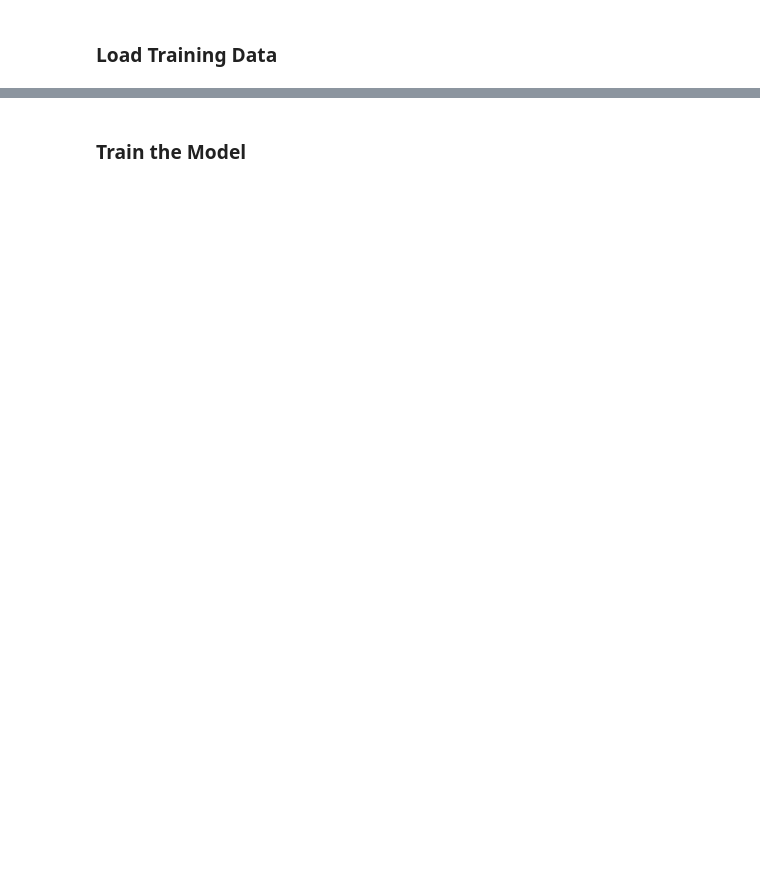
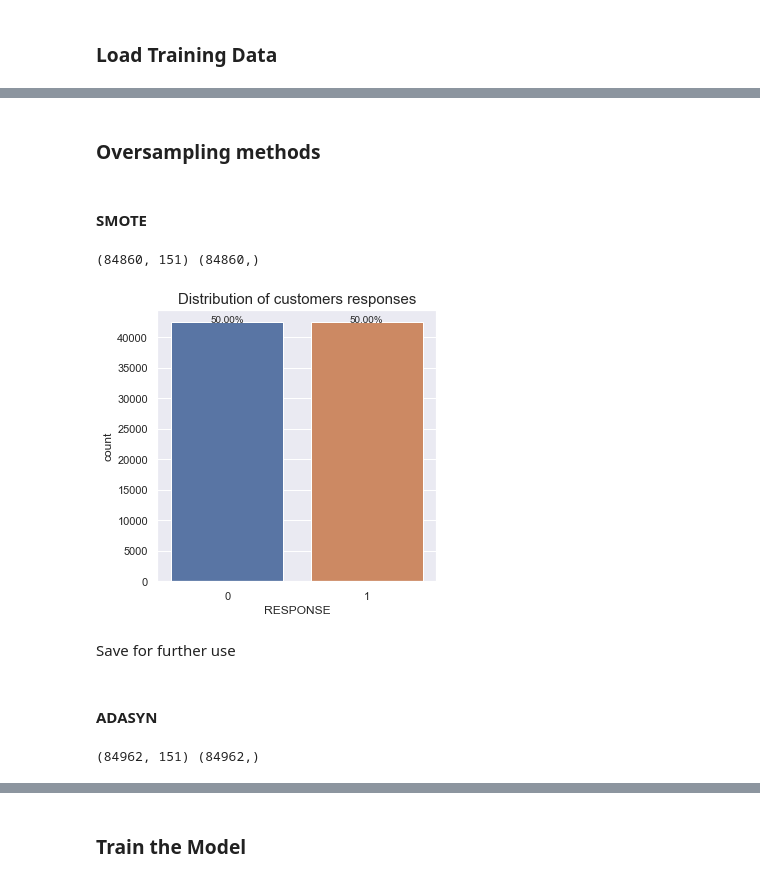
Before and after one commit to raduenuca/arvato_capstone_project, a Jupyter notebook: 3.Customer prediction.ipynb, the cells around one changed output, grey strips where cells are left out. Drawn from its saved outputs; the diff is of its cells as text; code cells hidden in the pictures; blank space fills up the shorter version.

```diff
--- a/3.Customer prediction.ipynb
+++ b/3.Customer prediction.ipynb
@@ -361,14 +326,0 @@ print(X_res.shape, y_res.shape)
-# %%
-y_res_df = pd.DataFrame(y_res, columns=['RESPONSE'])
-plt.figure(figsize=(5, 5))
-total = y_res_df.shape[0]
-ax = sns.countplot(x="RESPONSE", data=y_res_df)
-for p in ax.patches:
-    height = p.get_height()
-    ax.text(p.get_x() + p.get_width()/2.,
-            height + 3,
-            '{0:.2%}'.format(height/total),
-            ha="center")
-plt.title('Distribution of customers responses after oversampling', fontsize=15)
-plt.savefig('temp/customers_oversampling.png')
-plt.show()
@@ -376,0 +341,14 @@ plt.show()
+# %%
+def customer_distribution(df, file_name='customer_distribution'):
+    plt.figure(figsize=(5, 5))
+    total = df.shape[0]
+    ax = sns.countplot(x="RESPONSE", data=df)
+    for p in ax.patches:
+        height = p.get_height()
+        ax.text(p.get_x() + p.get_width()/2.,
+                height + 3,
+                '{0:.2%}'.format(height/total),
+                ha="center")
+    plt.title('Distribution of customers responses', fontsize=15)
+    plt.savefig(f'temp/{file_name}.png')
+    plt.show()
@@ -376,0 +361,19 @@ plt.show()
+# %% [markdown]
+### Oversampling methods
+# %% [markdown]
+#### SMOTE
+# %%
+resampler = SMOTE(random_state=777)
+X_res, y_res = resampler.fit_sample(X, y.values.ravel())
+print(X_res.shape, y_res.shape)
+# %% [output]
+(84860, 151) (84860,)
+# %%
+x_df = pd.DataFrame(X_res, columns=X.columns)
+y_df = pd.DataFrame(y_res, columns=y.columns)
+# %%
+customer_distribution(y_df, 'customer_distribution_SMOTE')
+# %% [output]
+[figure, added]
+# %% [markdown]
+Save for further use
@@ -376,0 +383,8 @@ plt.show()
+# %% [markdown]
+#### ADASYN
+# %%
+resampler = ADASYN(random_state=777)
+X_res, y_res = resampler.fit_sample(X, y.values.ravel())
+print(X_res.shape, y_res.shape)
+# %% [output]
+(84962, 151) (84962,)
```
Also changed, not shown: parts of 86 cells of this notebook.
